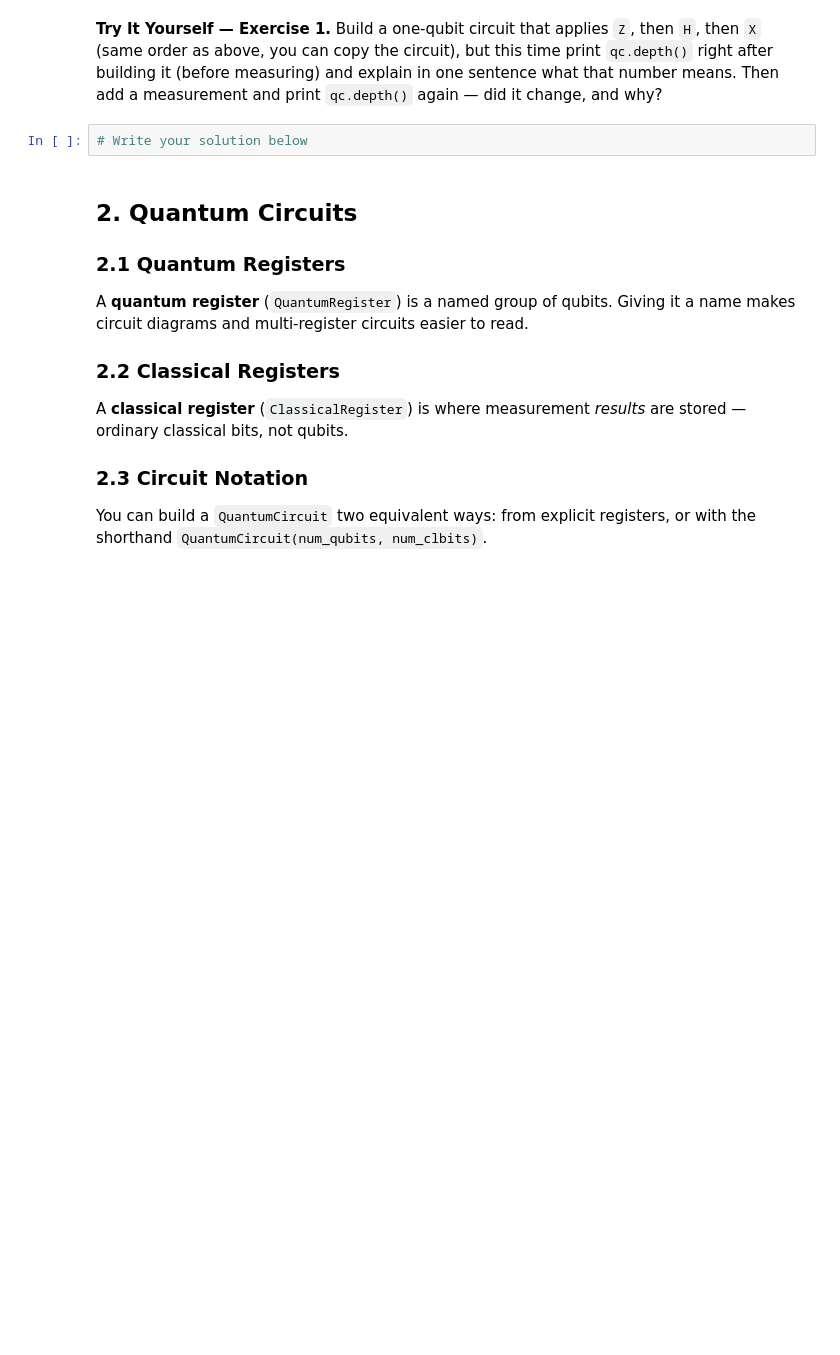
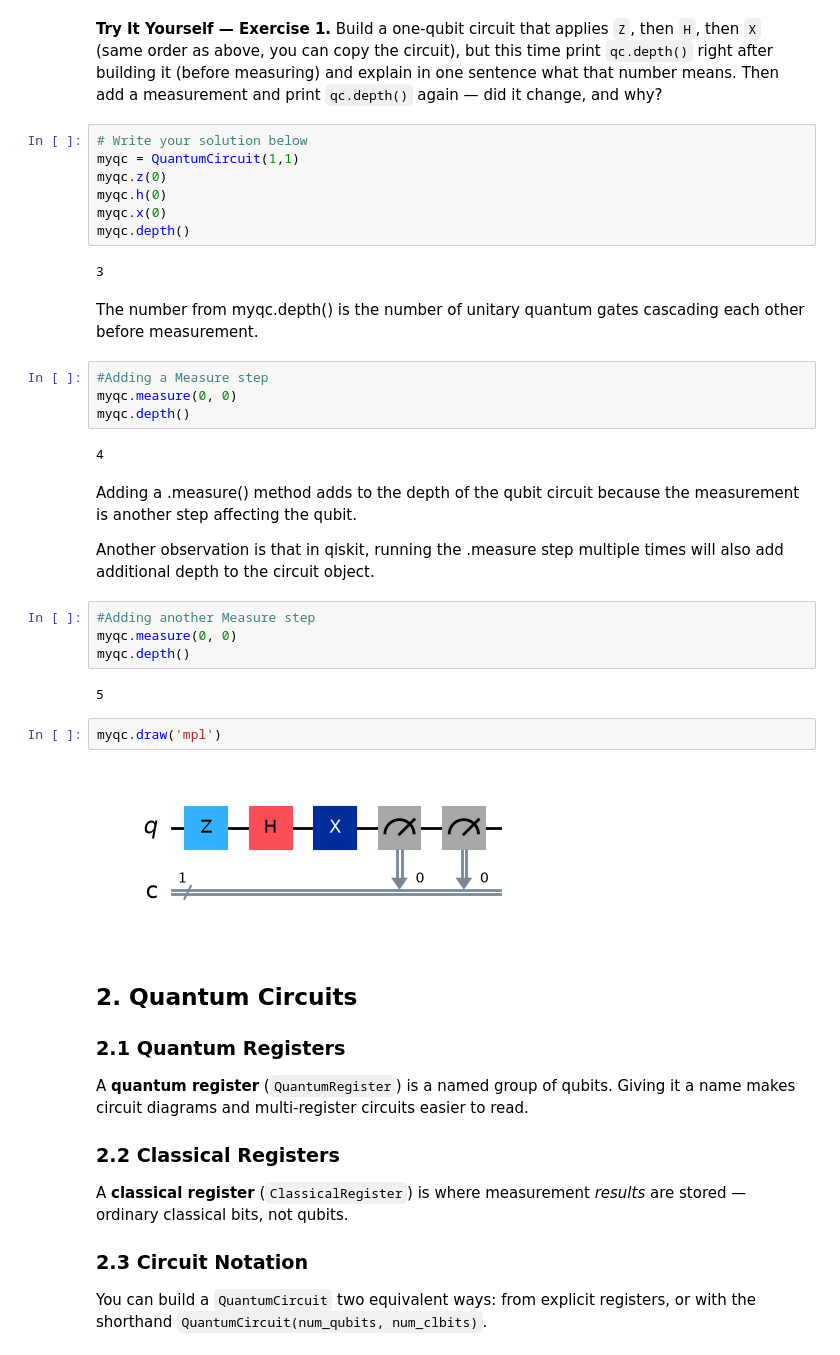
Before and after one commit to litheos1089/quantum-computing-repo, a Jupyter notebook: Lab Activities/Quantum Computing Laboratory Activity 2.ipynb, the cells around one changed output. Saved outputs shown, nothing was run; the diff lists cells and outputs as text; blank space fills up the shorter version.

```diff
--- a/Lab Activities/Quantum Computing Laboratory Activity 2.ipynb
+++ b/Lab Activities/Quantum Computing Laboratory Activity 2.ipynb
@@ -142,6 +142,35 @@ building it (before measuring) and explain in one sentence what that number mean
 measurement and print `qc.depth()` again — did it change, and why?
 # %%
 # Write your solution below
+myqc = QuantumCircuit(1,1)
+myqc.z(0)
+myqc.h(0)
+myqc.x(0)
+myqc.depth()
+# %% [output]
+3
+# %% [markdown]
+The number from myqc.depth() is the number of unitary quantum gates cascading each other before measurement.
+# %%
+#Adding a Measure step
+myqc.measure(0, 0)
+myqc.depth()
+# %% [output]
+4
+# %% [markdown]
+Adding a .measure() method adds to the depth of the qubit circuit because the measurement is another step affecting the qubit.
+
+Another observation is that in qiskit, running the .measure step multiple times will also add additional depth to the circuit object.
+# %%
+#Adding another Measure step
+myqc.measure(0, 0)
+myqc.depth()
+# %% [output]
+5
+# %%
+myqc.draw('mpl')
+# %% [output]
+[figure, added]
 # %% [markdown]
 ## 2. Quantum Circuits
 
```
Also changed, not shown: parts of 12 cells of this notebook, 1 other file.
